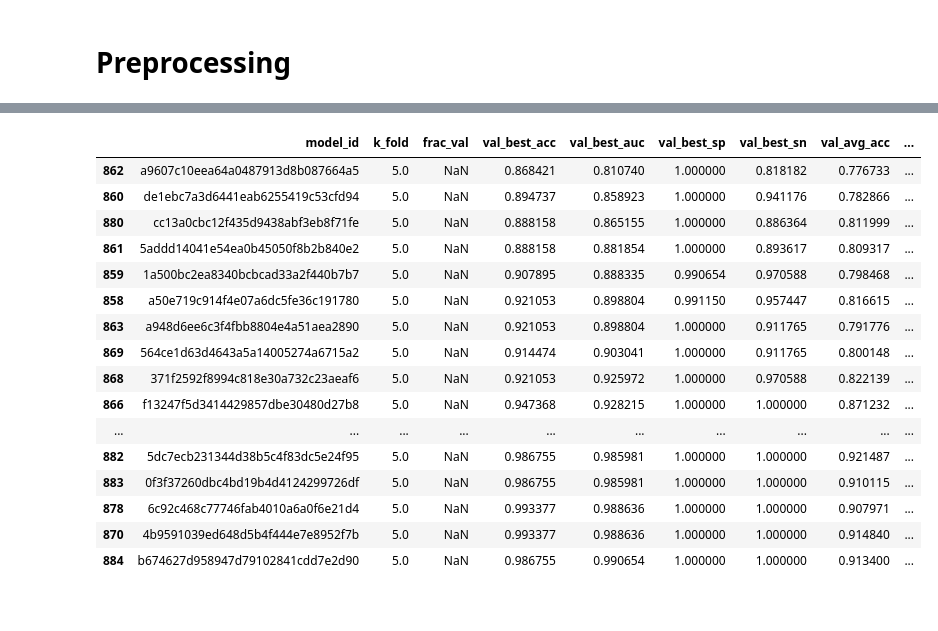
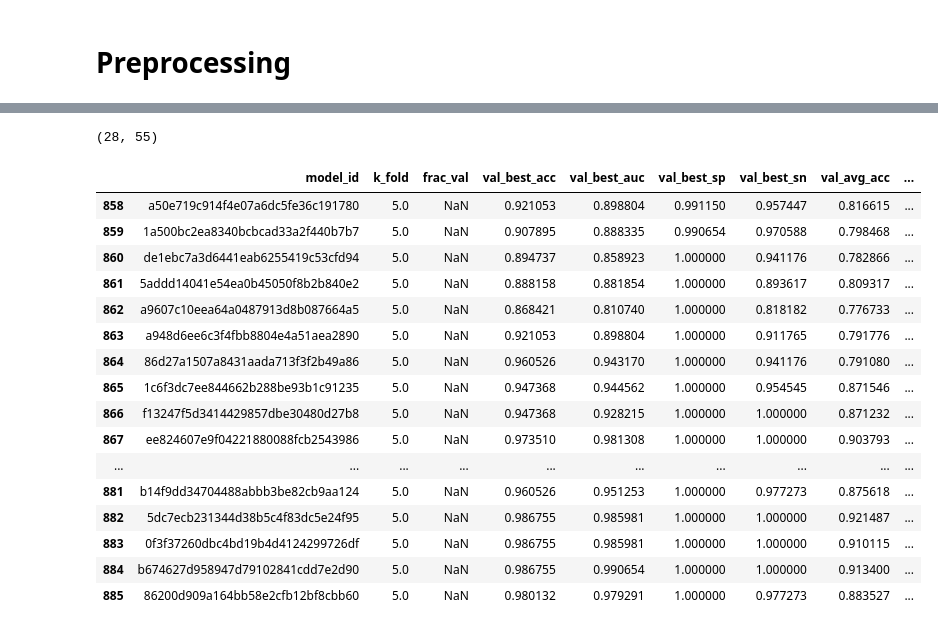
Before and after one commit to FelipeMarcelino/glaucoma, a Jupyter notebook: notebooks/Untitled3.ipynb, the cells around one changed output, grey strips where cells are left out. Cells and saved outputs as stored; diff of their text form; code cells hidden in the pictures.

```diff
--- a/notebooks/Untitled3.ipynb
+++ b/notebooks/Untitled3.ipynb
@@ -209,20 +225,26 @@ cross = summary.tail(28)
 # %%
-cross.sort_values("val_best_auc")
+cross = cross[cross["randaugop"] == 0]
-# %% [output]
-|  | model_id | k_fold | frac_val | val_best_acc | val_best_auc | val_best_sp | val_best_sn | val_avg_acc | ... |
-| 862 | a9607c10eea64a0487913d8b087664a5 | 5.0 | NaN | 0.868421 | 0.810740 | 1.000000 | 0.818182 | 0.776733 | ... |
-| 860 | de1ebc7a3d6441eab6255419c53cfd94 | 5.0 | NaN | 0.894737 | 0.858923 | 1.000000 | 0.941176 | 0.782866 | ... |
-| 880 | cc13a0cbc12f435d9438abf3eb8f71fe | 5.0 | NaN | 0.888158 | 0.865155 | 1.000000 | 0.886364 | 0.811999 | ... |
-| 861 | 5addd14041e54ea0b45050f8b2b840e2 | 5.0 | NaN | 0.888158 | 0.881854 | 1.000000 | 0.893617 | 0.809317 | ... |
-| 859 | 1a500bc2ea8340bcbcad33a2f440b7b7 | 5.0 | NaN | 0.907895 | 0.888335 | 0.990654 | 0.970588 | 0.798468 | ... |
-| 858 | a50e719c914f4e07a6dc5fe36c191780 | 5.0 | NaN | 0.921053 | 0.898804 | 0.991150 | 0.957447 | 0.816615 | ... |
-| 863 | a948d6ee6c3f4fbb8804e4a51aea2890 | 5.0 | NaN | 0.921053 | 0.898804 | 1.000000 | 0.911765 | 0.791776 | ... |
-| 869 | 564ce1d63d4643a5a14005274a6715a2 | 5.0 | NaN | 0.914474 | 0.903041 | 1.000000 | 0.911765 | 0.800148 | ... |
-| 868 | 371f2592f8994c818e30a732c23aeaf6 | 5.0 | NaN | 0.921053 | 0.925972 | 1.000000 | 0.970588 | 0.822139 | ... |
-| 866 | f13247f5d3414429857dbe30480d27b8 | 5.0 | NaN | 0.947368 | 0.928215 | 1.000000 | 1.000000 | 0.871232 | ... |
-| ... | ... | ... | ... | ... | ... | ... | ... | ... | ... |
-| 882 | 5dc7ecb231344d38b5c4f83dc5e24f95 | 5.0 | NaN | 0.986755 | 0.985981 | 1.000000 | 1.000000 | 0.921487 | ... |
-| 883 | 0f3f37260dbc4bd19b4d4124299726df | 5.0 | NaN | 0.986755 | 0.985981 | 1.000000 | 1.000000 | 0.910115 | ... |
-| 878 | 6c92c468c77746fab4010a6a0f6e21d4 | 5.0 | NaN | 0.993377 | 0.988636 | 1.000000 | 1.000000 | 0.907971 | ... |
-| 870 | 4b9591039ed648d5b4f444e7e8952f7b | 5.0 | NaN | 0.993377 | 0.988636 | 1.000000 | 1.000000 | 0.914840 | ... |
-| 884 | b674627d958947d79102841cdd7e2d90 | 5.0 | NaN | 0.986755 | 0.990654 | 1.000000 | 1.000000 | 0.913400 | ... |
+# %%
+cross.shape
+# %% [output]
+(28, 55)
+# %%
+cross
+# %% [output]
+|  | model_id | k_fold | frac_val | val_best_acc | val_best_auc | val_best_sp | val_best_sn | val_avg_acc | ... |
+| 858 | a50e719c914f4e07a6dc5fe36c191780 | 5.0 | NaN | 0.921053 | 0.898804 | 0.991150 | 0.957447 | 0.816615 | ... |
+| 859 | 1a500bc2ea8340bcbcad33a2f440b7b7 | 5.0 | NaN | 0.907895 | 0.888335 | 0.990654 | 0.970588 | 0.798468 | ... |
+| 860 | de1ebc7a3d6441eab6255419c53cfd94 | 5.0 | NaN | 0.894737 | 0.858923 | 1.000000 | 0.941176 | 0.782866 | ... |
+| 861 | 5addd14041e54ea0b45050f8b2b840e2 | 5.0 | NaN | 0.888158 | 0.881854 | 1.000000 | 0.893617 | 0.809317 | ... |
+| 862 | a9607c10eea64a0487913d8b087664a5 | 5.0 | NaN | 0.868421 | 0.810740 | 1.000000 | 0.818182 | 0.776733 | ... |
+| 863 | a948d6ee6c3f4fbb8804e4a51aea2890 | 5.0 | NaN | 0.921053 | 0.898804 | 1.000000 | 0.911765 | 0.791776 | ... |
+| 864 | 86d27a1507a8431aada713f3f2b49a86 | 5.0 | NaN | 0.960526 | 0.943170 | 1.000000 | 0.941176 | 0.791080 | ... |
+| 865 | 1c6f3dc7ee844662b288be93b1c91235 | 5.0 | NaN | 0.947368 | 0.944562 | 1.000000 | 0.954545 | 0.871546 | ... |
+| 866 | f13247f5d3414429857dbe30480d27b8 | 5.0 | NaN | 0.947368 | 0.928215 | 1.000000 | 1.000000 | 0.871232 | ... |
+| 867 | ee824607e9f04221880088fcb2543986 | 5.0 | NaN | 0.973510 | 0.981308 | 1.000000 | 1.000000 | 0.903793 | ... |
+| ... | ... | ... | ... | ... | ... | ... | ... | ... | ... |
+| 881 | b14f9dd34704488abbb3be82cb9aa124 | 5.0 | NaN | 0.960526 | 0.951253 | 1.000000 | 0.977273 | 0.875618 | ... |
+| 882 | 5dc7ecb231344d38b5c4f83dc5e24f95 | 5.0 | NaN | 0.986755 | 0.985981 | 1.000000 | 1.000000 | 0.921487 | ... |
+| 883 | 0f3f37260dbc4bd19b4d4124299726df | 5.0 | NaN | 0.986755 | 0.985981 | 1.000000 | 1.000000 | 0.910115 | ... |
+| 884 | b674627d958947d79102841cdd7e2d90 | 5.0 | NaN | 0.986755 | 0.990654 | 1.000000 | 1.000000 | 0.913400 | ... |
+| 885 | 86200d909a164bb58e2cfb12bf8cbb60 | 5.0 | NaN | 0.980132 | 0.979291 | 1.000000 | 0.977273 | 0.883527 | ... |
```
Also changed, not shown: parts of 19 cells of this notebook, 5 other files.
